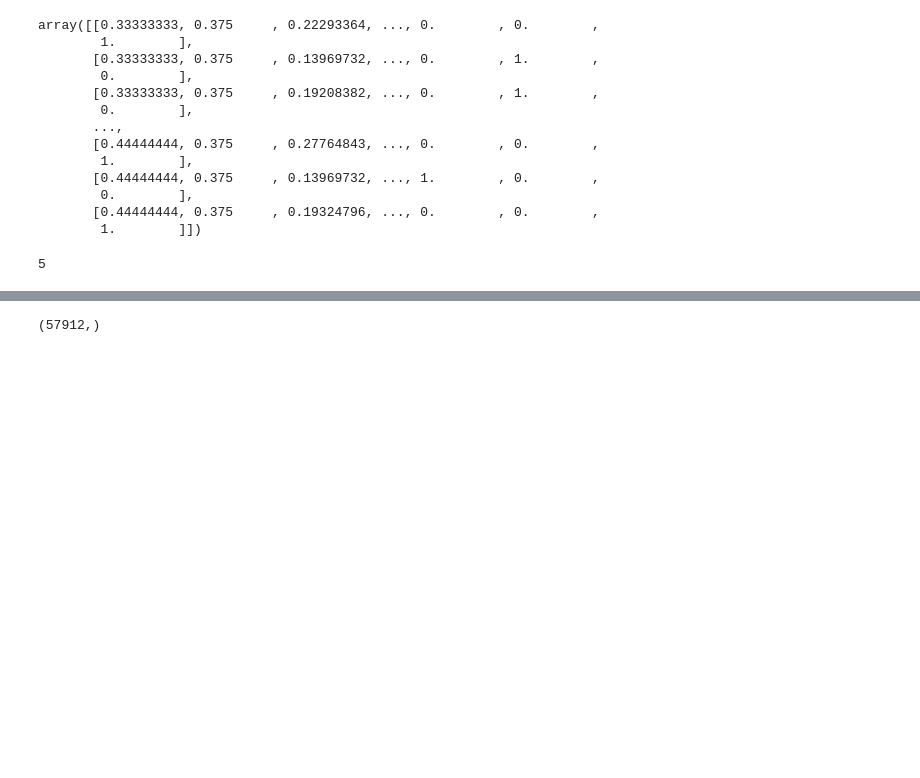
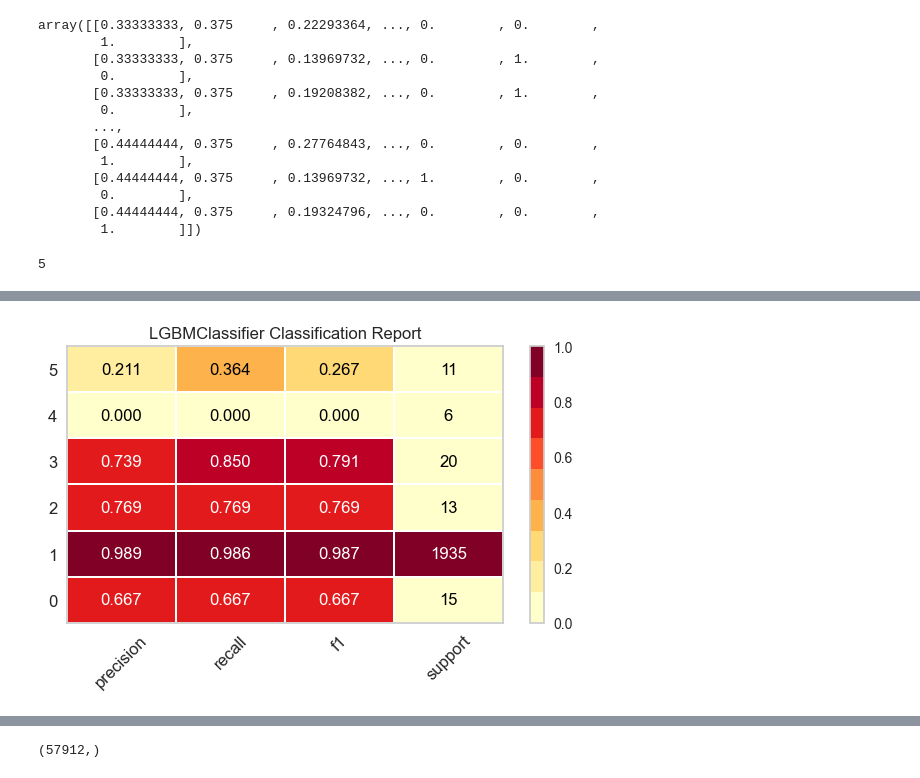
Before and after one commit to darda-abu/Machine-failure-prediction, a Jupyter notebook: data/process.ipynb, the cells around one changed output, grey strips where cells are left out. Drawn from its saved outputs; the diff is of its cells as text; code cells hidden in the pictures; blank space fills up the shorter version.

```diff
--- a/data/process.ipynb
+++ b/data/process.ipynb
@@ -148,0 +188,2 @@ np.unique(y_resampled,return_counts=True)
+# %%
+best_model = compare_models(sort = 'F1')
@@ -148,0 +208,5 @@ np.unique(y_resampled,return_counts=True)
+# %%
+from matplotlib import pyplot as plt
+plt.figure(figsize = (6,4))
+plot_model(best_model, plot = 'class_report')
+# %% [output]
@@ -149,3 +214,4 @@ np.unique(y_resampled,return_counts=True)
+[figure, added]
 # %%
 X_resampled.shape
 # %% [output]
```
Also changed, not shown: parts of 11 cells of this notebook, 2 other files.
